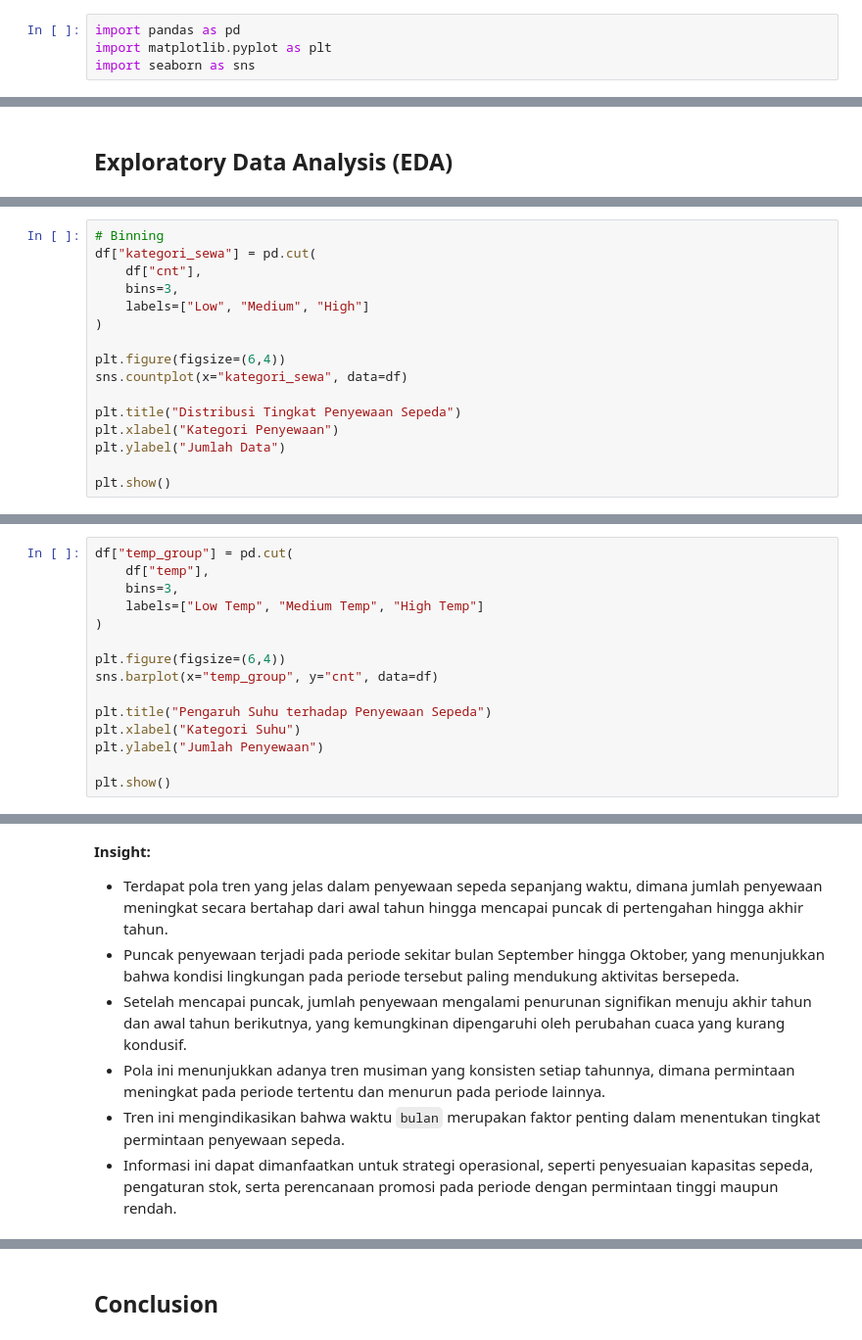
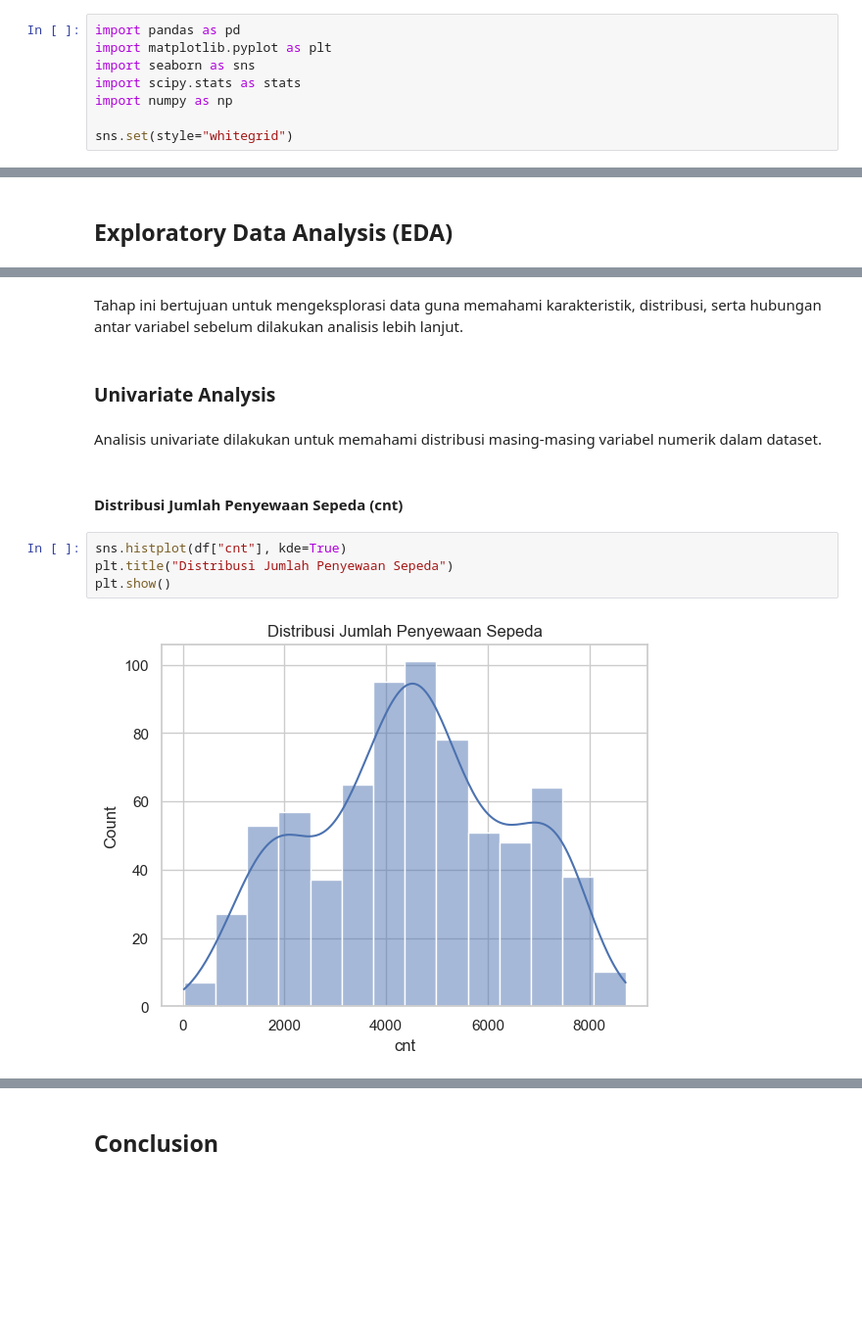
Before and after one commit to naylapoetrikurnia-hash/bike-dashboard, a Jupyter notebook: notebook.ipynb, the cells around one changed output, grey strips where cells are left out. Shown at 98% size. Saved outputs shown, nothing was run; the diff lists cells and outputs as text; blank space fills up the shorter version.

```diff
--- a/notebook.ipynb
+++ b/notebook.ipynb
@@ -23,5 +24,9 @@ Dataset ini digunakan untuk menganalisis pola penggunaan sepeda berdasarkan fakt
 import pandas as pd
 import matplotlib.pyplot as plt
 import seaborn as sns
+import scipy.stats as stats
+import numpy as np
+
+sns.set(style="whitegrid")
 # %% [markdown]
 ## Data Wrangling
@@ -295,16 +96,0 @@ plt.show()
-# %%
-# Binning
-df["kategori_sewa"] = pd.cut(
-    df["cnt"],
-    bins=3,
-    labels=["Low", "Medium", "High"]
-)
-
-plt.figure(figsize=(6,4))
-sns.countplot(x="kategori_sewa", data=df)
-
-plt.title("Distribusi Tingkat Penyewaan Sepeda")
-plt.xlabel("Kategori Penyewaan")
-plt.ylabel("Jumlah Data")
-
-plt.show()
@@ -319,15 +96,0 @@ plt.show()
-# %%
-df["temp_group"] = pd.cut(
-    df["temp"],
-    bins=3,
-    labels=["Low Temp", "Medium Temp", "High Temp"]
-)
-
-plt.figure(figsize=(6,4))
-sns.barplot(x="temp_group", y="cnt", data=df)
-
-plt.title("Pengaruh Suhu terhadap Penyewaan Sepeda")
-plt.xlabel("Kategori Suhu")
-plt.ylabel("Jumlah Penyewaan")
-
-plt.show()
@@ -356,8 +97,14 @@ plt.show()
-# %% [markdown]
-**Insight:**
-- Terdapat pola tren yang jelas dalam penyewaan sepeda sepanjang waktu, dimana jumlah penyewaan meningkat secara bertahap dari awal tahun hingga mencapai puncak di pertengahan hingga akhir tahun.
-- Puncak penyewaan terjadi pada periode sekitar bulan September hingga Oktober, yang menunjukkan bahwa kondisi lingkungan pada periode tersebut paling mendukung aktivitas bersepeda.
-- Setelah mencapai puncak, jumlah penyewaan mengalami penurunan signifikan menuju akhir tahun dan awal tahun berikutnya, yang kemungkinan dipengaruhi oleh perubahan cuaca yang kurang kondusif.
-- Pola ini menunjukkan adanya tren musiman yang konsisten setiap tahunnya, dimana permintaan meningkat pada periode tertentu dan menurun pada periode lainnya.
-- Tren ini mengindikasikan bahwa waktu `bulan` merupakan faktor penting dalam menentukan tingkat permintaan penyewaan sepeda.
-- Informasi ini dapat dimanfaatkan untuk strategi operasional, seperti penyesuaian kapasitas sepeda, pengaturan stok, serta perencanaan promosi pada periode dengan permintaan tinggi maupun rendah.
+# %% [markdown]
+Tahap ini bertujuan untuk mengeksplorasi data guna memahami karakteristik, distribusi, serta hubungan antar variabel sebelum dilakukan analisis lebih lanjut.
+# %% [markdown]
+### Univariate Analysis
+# %% [markdown]
+Analisis univariate dilakukan untuk memahami distribusi masing-masing variabel numerik dalam dataset.
+# %% [markdown]
+#### Distribusi Jumlah Penyewaan Sepeda (cnt)
+# %%
+sns.histplot(df["cnt"], kde=True)
+plt.title("Distribusi Jumlah Penyewaan Sepeda")
+plt.show()
+# %% [output]
+[figure, added]
```
Also changed, not shown: parts of 124 cells of this notebook, 1 other file.
